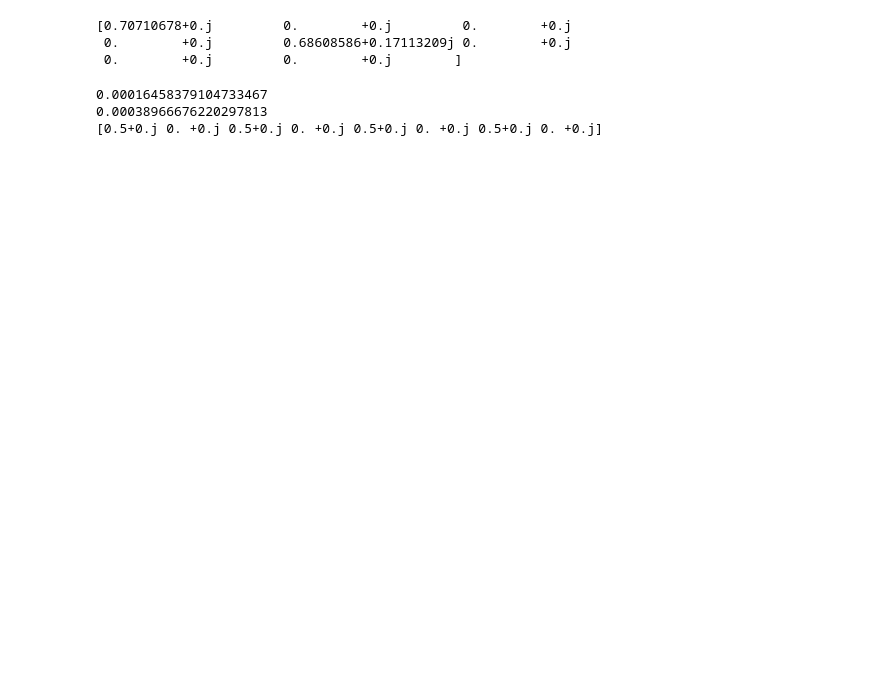
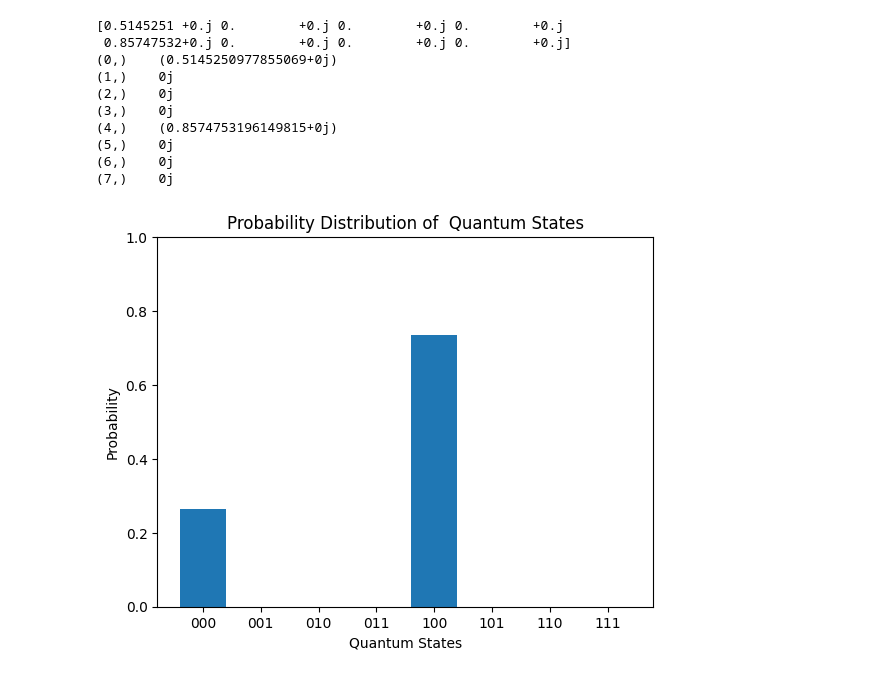
Before and after one commit to andreiilinescu/quantum_mps_simulator, a Jupyter notebook: playground.ipynb, the cells around one changed output. Saved outputs shown, nothing was run; the diff lists cells and outputs as text; code cells hidden in the pictures; blank space fills up the shorter version.

```diff
--- a/playground.ipynb
+++ b/playground.ipynb
@@ -11,3 +36,17 @@ import matplotlib.pyplot as plt
+# %%
+def plot_statevector(MPS: np.ndarray):
+    MPS=MPS.flatten()
+    n = int(np.log2(MPS.shape[0]))
+    probs = np.abs(MPS).__pow__(2)
+
+    x_lbls = ["".join(state) for state in product("01", repeat=n)]
+
+    plt.bar(x_lbls, probs)
+    plt.xlabel("Quantum States")
+    plt.ylabel("Probability")
+    plt.title("Probability Distribution of  Quantum States")
+    plt.ylim(0, 1)
+    plt.show()
 # %%
 def get_qiskit_statevector(qiskit_circ) -> Statevector:
         circ = qiskit_circ.copy().reverse_bits()
@@ -27,18 +66,22 @@ def measure_qiskit_probablities(qiskit_circ):
 # %%
 qiskit_circ = QuantumCircuit(3)
 qiskit_circ.h(0)
-qiskit_circ.p(0.244444444,0)
-print(measure_qiskit_probablities(qiskit_circ))
+qiskit_circ.ry(0.244444444,0)
+qiskit_circ.ry(0.245444444,0)
+res=measure_qiskit_probablities(qiskit_circ)
+print(res)
+for idx,x in np.ndenumerate(res):
+    print(f"{idx}    {x}")
+plot_statevector(res)
 # %% [output]
-[0.70710678+0.j         0.        +0.j         0.        +0.j
- 0.        +0.j         0.68608586+0.17113209j 0.        +0.j
- 0.        +0.j         0.        +0.j        ]
+[0.5145251 +0.j 0.        +0.j 0.        +0.j 0.        +0.j
+ 0.85747532+0.j 0.        +0.j 0.        +0.j 0.        +0.j]
+(0,)    (0.5145250977855069+0j)
+(1,)    0j
+(2,)    0j
+(3,)    0j
+(4,)    (0.8574753196149815+0j)
+(5,)    0j
+(6,)    0j
+(7,)    0j
+[figure, added]
-# %%
-sim=SQLITE_MPS(3,{"H","CNOT"})
-sim.apply_one_qbit_gate(0,"h")
-sim.apply_one_qbit_gate(1,"h")
-print(sim.get_statevector_np())
-# %% [output]
-0.00016458379104733467
-0.00038966676220297813
-[0.5+0.j 0. +0.j 0.5+0.j 0. +0.j 0.5+0.j 0. +0.j 0.5+0.j 0. +0.j]
```
Also changed, not shown: parts of 6 cells of this notebook, 3 other files.
